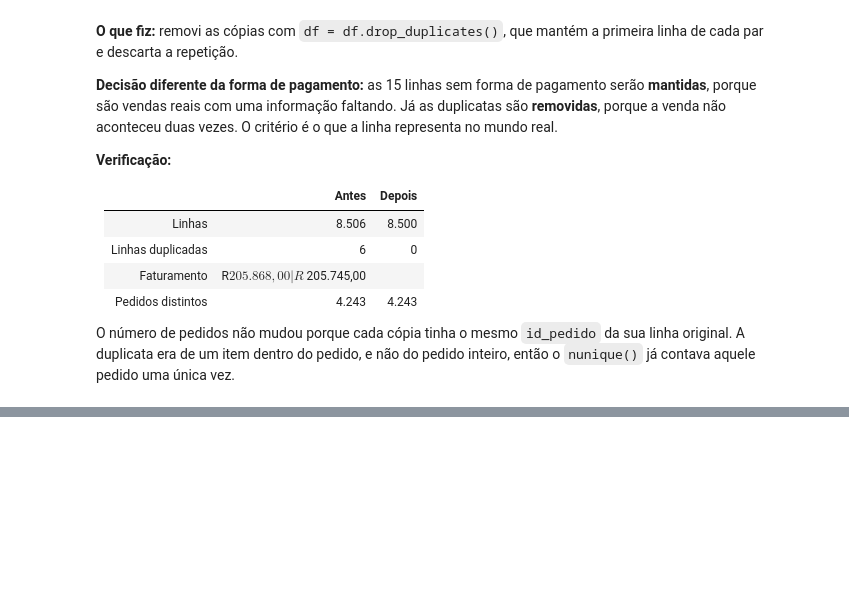
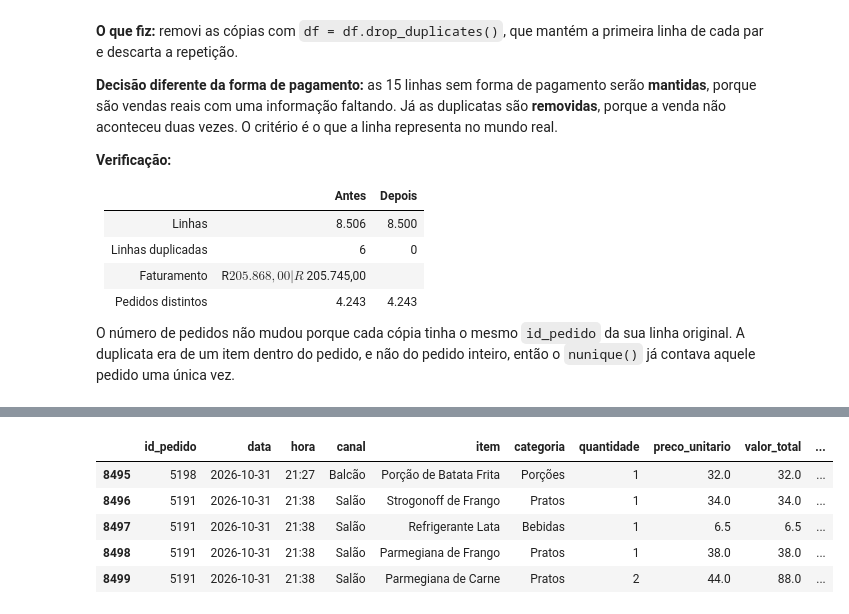
Before and after one commit to LufeCovizzi/analise-vendas-restaurante, a Jupyter notebook: analise.ipynb, the cells around one changed output, grey strips where cells are left out. Saved outputs shown, nothing was run; the diff lists cells and outputs as text; code cells hidden in the pictures; blank space fills up the shorter version.

```diff
--- a/analise.ipynb
+++ b/analise.ipynb
@@ -384,0 +394,14 @@ O número de pedidos não mudou porque cada cópia tinha o mesmo `id_pedido` da
+# %%
+df = df.reset_index(drop=True)
+# Esse código reseta o index. Os rótulos não são renumerados quando uma linha sai, é como se ficasse uma linha vazia, e pula pra próxima linha. Por isso quando usamos df.tail() acima, nós verificamos o index 8505, ao invés de 8499 depois de excluírmos as 6 linhas repetidas
+# %%
+df.tail()
+
+# Depois de usar o df = df.reset_index(drop=True), nós resetamos o index e agora vemos 8499 linhas
+# %% [output]
+|  | id_pedido | data | hora | canal | item | categoria | quantidade | preco_unitario | valor_total | ... |
+| 8495 | 5198 | 2026-10-31 | 21:27 | Balcão | Porção de Batata Frita | Porções | 1 | 32.0 | 32.0 | ... |
+| 8496 | 5191 | 2026-10-31 | 21:38 | Salão | Strogonoff de Frango | Pratos | 1 | 34.0 | 34.0 | ... |
+| 8497 | 5191 | 2026-10-31 | 21:38 | Salão | Refrigerante Lata | Bebidas | 1 | 6.5 | 6.5 | ... |
+| 8498 | 5191 | 2026-10-31 | 21:38 | Salão | Parmegiana de Frango | Pratos | 1 | 38.0 | 38.0 | ... |
+| 8499 | 5191 | 2026-10-31 | 21:38 | Salão | Parmegiana de Carne | Pratos | 2 | 44.0 | 88.0 | ... |
```
Also changed, not shown: parts of 10 cells of this notebook.
